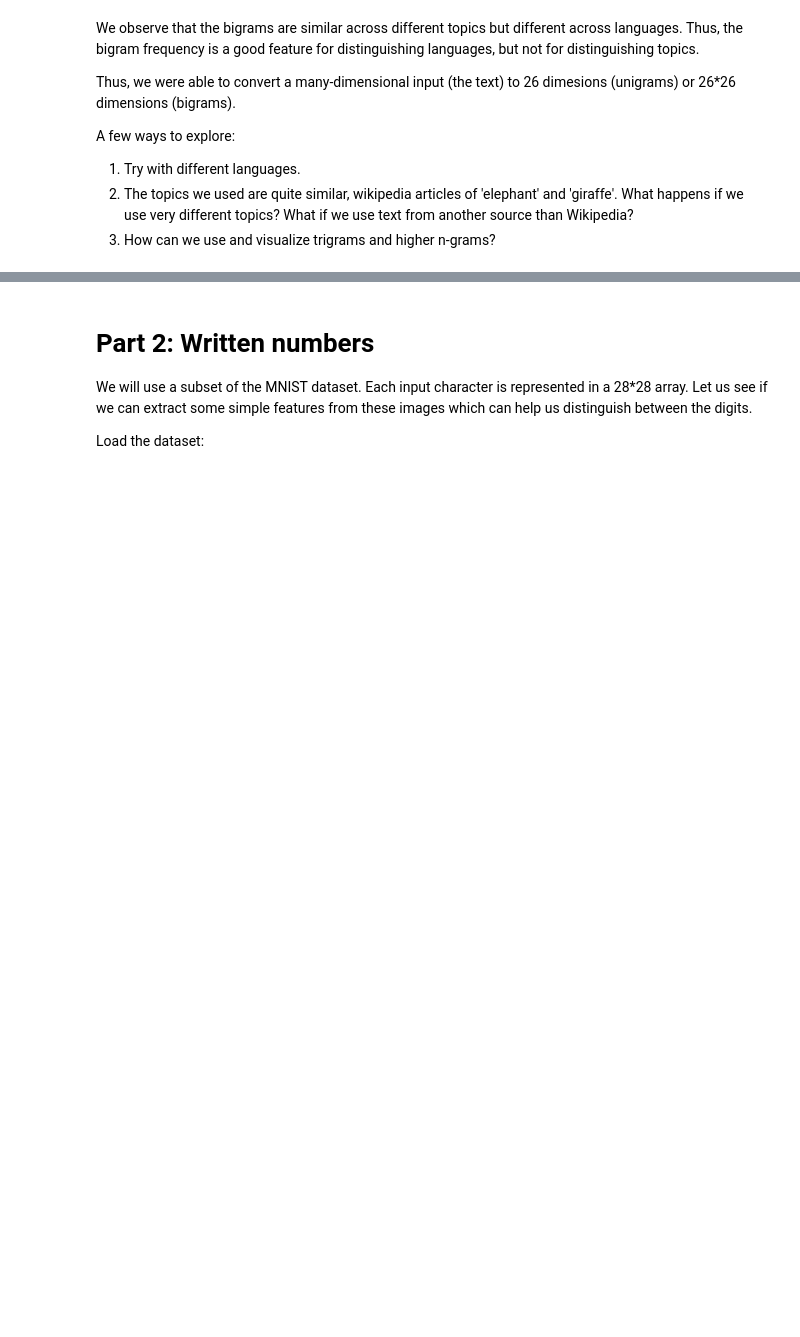
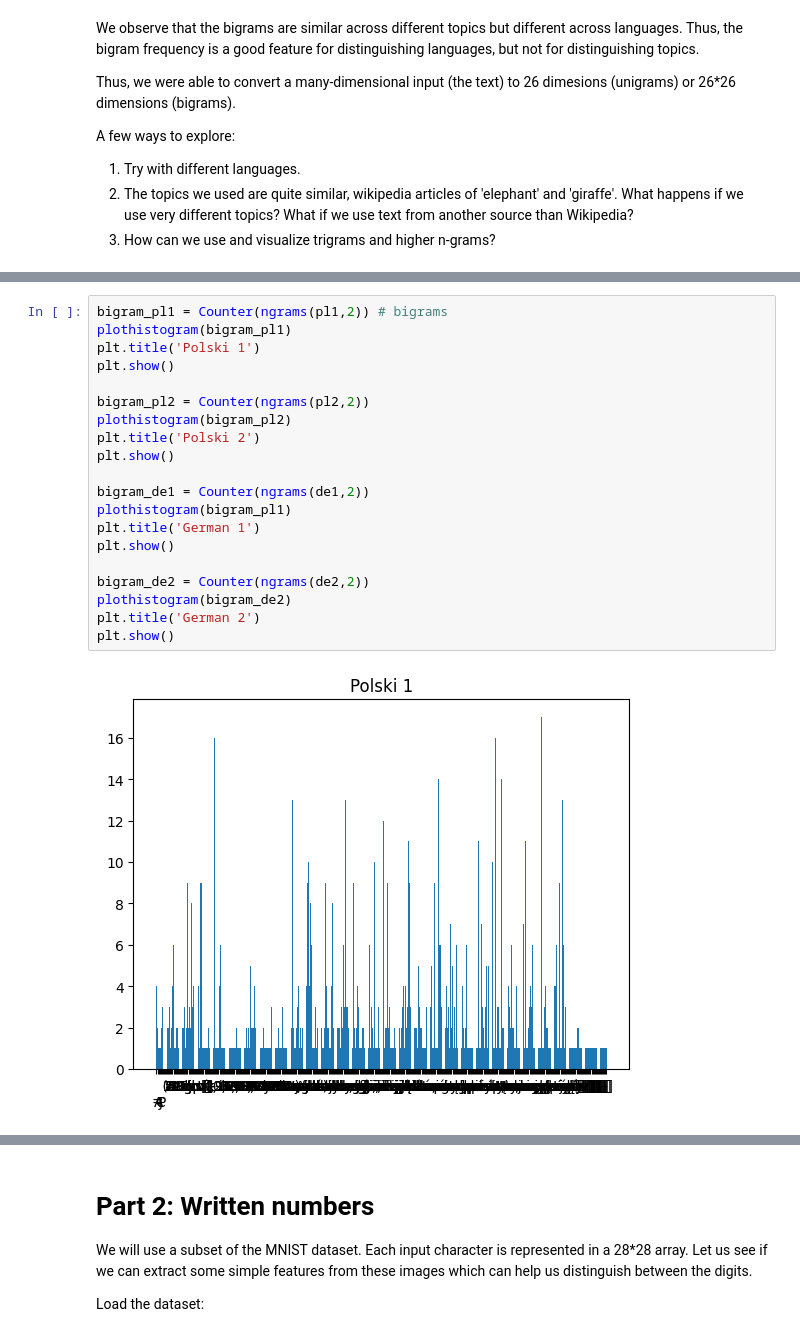
Before and after one commit to LakshmiAjay/FMML2023, a Jupyter notebook: Module_01_Lab_01_Features.ipynb, the cells around one changed output, grey strips where cells are left out. Cells and saved outputs as stored; diff of their text form; blank space fills up the shorter version.

```diff
--- a/Module_01_Lab_01_Features.ipynb
+++ b/Module_01_Lab_01_Features.ipynb
@@ -233,0 +279,22 @@ A few ways to explore:
+# %%
+bigram_pl1 = Counter(ngrams(pl1,2)) # bigrams
+plothistogram(bigram_pl1)
+plt.title('Polski 1')
+plt.show()
+
+bigram_pl2 = Counter(ngrams(pl2,2))
+plothistogram(bigram_pl2)
+plt.title('Polski 2')
+plt.show()
+
+bigram_de1 = Counter(ngrams(de1,2))
+plothistogram(bigram_pl1)
+plt.title('German 1')
+plt.show()
+
+bigram_de2 = Counter(ngrams(de2,2))
+plothistogram(bigram_de2)
+plt.title('German 2')
+plt.show()
+# %% [output]
+[figure, added]
```
Also changed, not shown: parts of 11 cells of this notebook.
